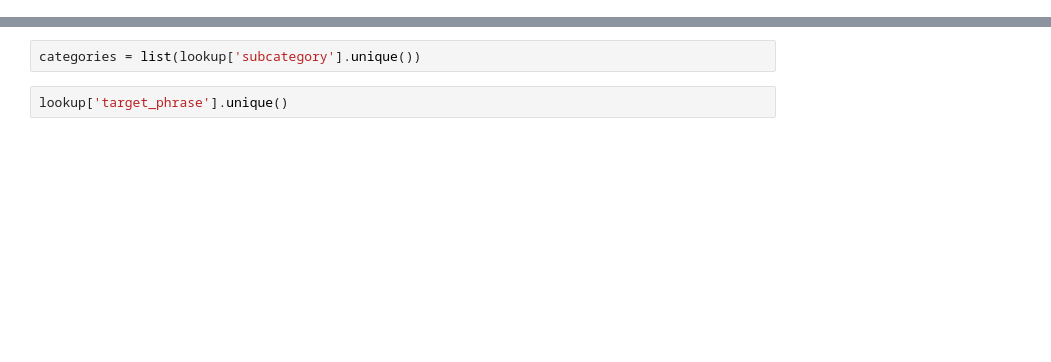
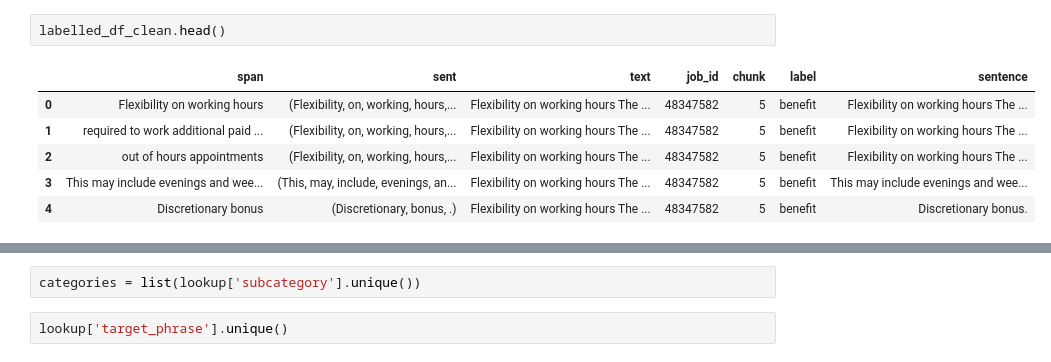
Before and after one commit to nestauk/dap_job_quality, a Jupyter notebook: dap_job_quality/notebooks/ro_category_mapping.ipynb, the cells around one changed output, grey strips where cells are left out. Drawn from its saved outputs; the diff is of its cells as text; blank space fills up the shorter version.

```diff
--- a/dap_job_quality/notebooks/ro_category_mapping.ipynb
+++ b/dap_job_quality/notebooks/ro_category_mapping.ipynb
@@ -55,0 +126,9 @@ labelled_df_clean["sentence"] = labelled_df_clean["sent"].apply(lambda x: x.text
+# %%
+labelled_df_clean.head()
+# %% [output]
+|  | span | sent | text | job_id | chunk | label | sentence |
+| 0 | Flexibility on working hours | (Flexibility, on, working, hours,... | Flexibility on working hours The ... | 48347582 | 5 | benefit | Flexibility on working hours The ... |
+| 1 | required to work additional paid ... | (Flexibility, on, working, hours,... | Flexibility on working hours The ... | 48347582 | 5 | benefit | Flexibility on working hours The ... |
+| 2 | out of hours appointments | (Flexibility, on, working, hours,... | Flexibility on working hours The ... | 48347582 | 5 | benefit | Flexibility on working hours The ... |
+| 3 | This may include evenings and wee... | (This, may, include, evenings, an... | Flexibility on working hours The ... | 48347582 | 5 | benefit | This may include evenings and wee... |
+| 4 | Discretionary bonus | (Discretionary, bonus, .) | Flexibility on working hours The ... | 48347582 | 5 | benefit | Discretionary bonus. |
```
Also changed, not shown: parts of 32 cells of this notebook, 3 other files.
